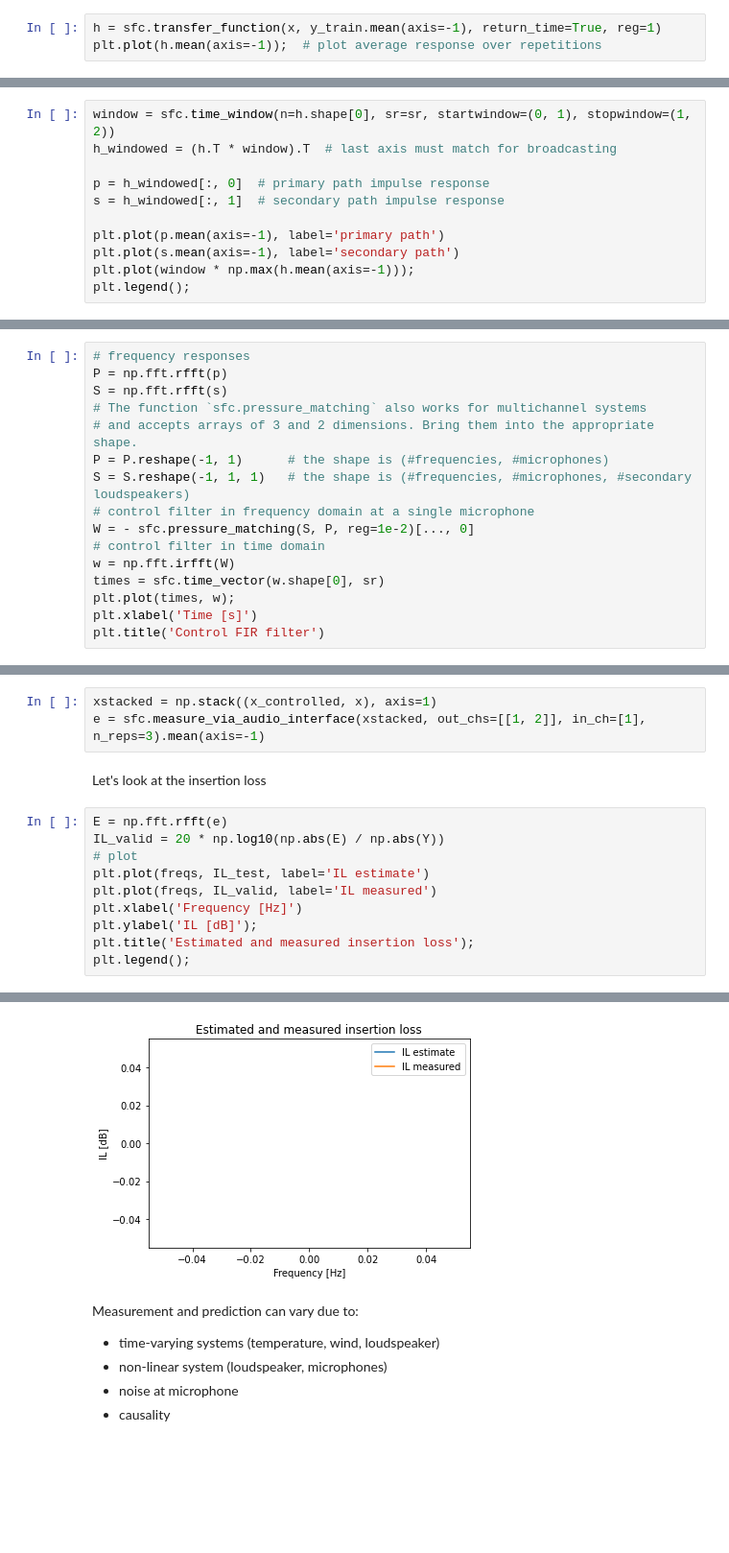
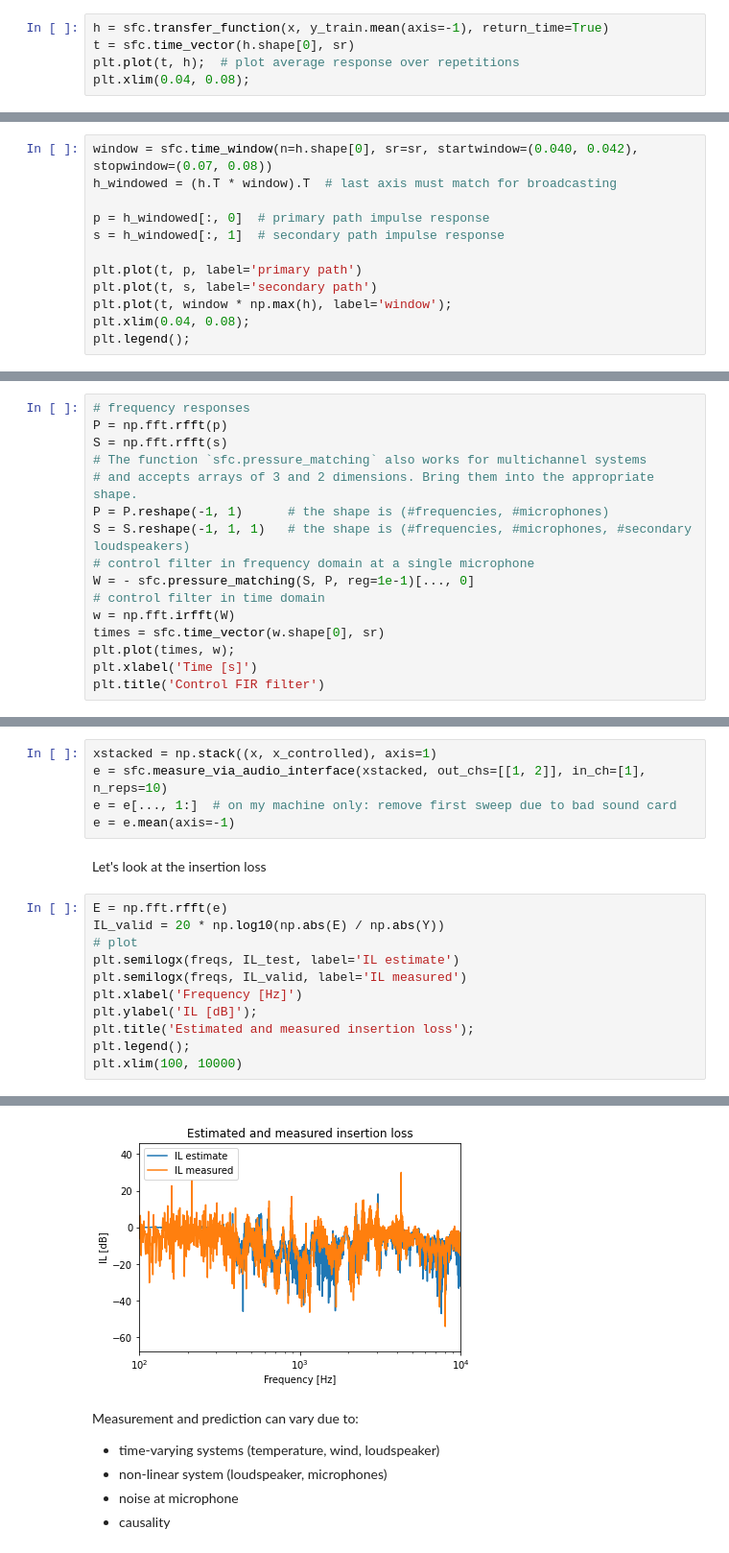
Before and after one commit to dtu-act/intro-to-sfc-experiments, a Jupyter notebook: intro to sfc experiments.ipynb, the cells around one changed output, grey strips where cells are left out. Shown at 96% size. Saved outputs shown, nothing was run; the diff lists cells and outputs as text; blank space fills up the shorter version.

```diff
--- a/intro to sfc experiments.ipynb
+++ b/intro to sfc experiments.ipynb
@@ -105,6 +124,8 @@ y_test = y[..., 7:]
 # %% [markdown]
 Using the original excitation signal and the mean of the training data over the repetitions, we can estimate the impulse responses with `sfc.transfer_function(..., return_time=True)`.
 # %%
-h = sfc.transfer_function(x, y_train.mean(axis=-1), return_time=True, reg=1)
-plt.plot(h.mean(axis=-1));  # plot average response over repetitions
+h = sfc.transfer_function(x, y_train.mean(axis=-1), return_time=True)
+t = sfc.time_vector(h.shape[0], sr)
+plt.plot(t, h);  # plot average response over repetitions
+plt.xlim(0.04, 0.08);
 # %% [output]
@@ -114,12 +135,13 @@ We only want to cancel the direct sound, but the impulse response includes a lot
 # %%
-window = sfc.time_window(n=h.shape[0], sr=sr, startwindow=(0, 1), stopwindow=(1, 2))
+window = sfc.time_window(n=h.shape[0], sr=sr, startwindow=(0.040, 0.042), stopwindow=(0.07, 0.08))
 h_windowed = (h.T * window).T  # last axis must match for broadcasting
 
 p = h_windowed[:, 0]  # primary path impulse response
 s = h_windowed[:, 1]  # secondary path impulse response
 
-plt.plot(p.mean(axis=-1), label='primary path')
-plt.plot(s.mean(axis=-1), label='secondary path')
-plt.plot(window * np.max(h.mean(axis=-1)));
+plt.plot(t, p, label='primary path')
+plt.plot(t, s, label='secondary path')
+plt.plot(t, window * np.max(h), label='window');
+plt.xlim(0.04, 0.08);
 plt.legend();
 # %% [output]
@@ -144,7 +166,7 @@ S = np.fft.rfft(s)
 P = P.reshape(-1, 1)      # the shape is (#frequencies, #microphones)
 S = S.reshape(-1, 1, 1)   # the shape is (#frequencies, #microphones, #secondary loudspeakers)
 # control filter in frequency domain at a single microphone
-W = - sfc.pressure_matching(S, P, reg=1e-2)[..., 0]
+W = - sfc.pressure_matching(S, P, reg=1e-1)[..., 0]
 # control filter in time domain
 w = np.fft.irfft(W)
 times = sfc.time_vector(w.shape[0], sr)
@@ -203,18 +226,21 @@ plt.legend();
 # %% [markdown]
 Then we measure the total signal $e$ by playing the excitation signal $x$ through the primay loudspeaker and the control signal $w*x$ through the control loudspeaker.
 # %%
-xstacked = np.stack((x_controlled, x), axis=1)
-e = sfc.measure_via_audio_interface(xstacked, out_chs=[[1, 2]], in_ch=[1], n_reps=3).mean(axis=-1)
+xstacked = np.stack((x, x_controlled), axis=1)
+e = sfc.measure_via_audio_interface(xstacked, out_chs=[[1, 2]], in_ch=[1], n_reps=10)
+e = e[..., 1:]  # on my machine only: remove first sweep due to bad sound card
+e = e.mean(axis=-1)
 # %% [markdown]
 Let's look at the insertion loss
 # %%
 E = np.fft.rfft(e)
 IL_valid = 20 * np.log10(np.abs(E) / np.abs(Y))
 # plot
-plt.plot(freqs, IL_test, label='IL estimate')
-plt.plot(freqs, IL_valid, label='IL measured')
+plt.semilogx(freqs, IL_test, label='IL estimate')
+plt.semilogx(freqs, IL_valid, label='IL measured')
 plt.xlabel('Frequency [Hz]')
 plt.ylabel('IL [dB]');
 plt.title('Estimated and measured insertion loss');
 plt.legend();
+plt.xlim(100, 10000)
 # %% [output]
@@ -221,4 +248,4 @@ plt.legend();
-[figure, old version]
+[figure, new version]
 # %% [markdown]
 Measurement and prediction can vary due to:
 
```
Also changed, not shown: parts of 22 cells of this notebook.
